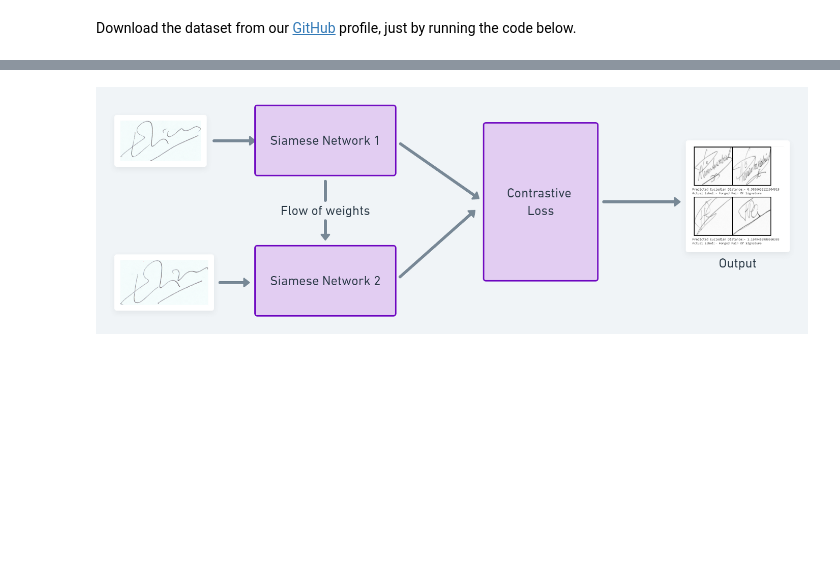
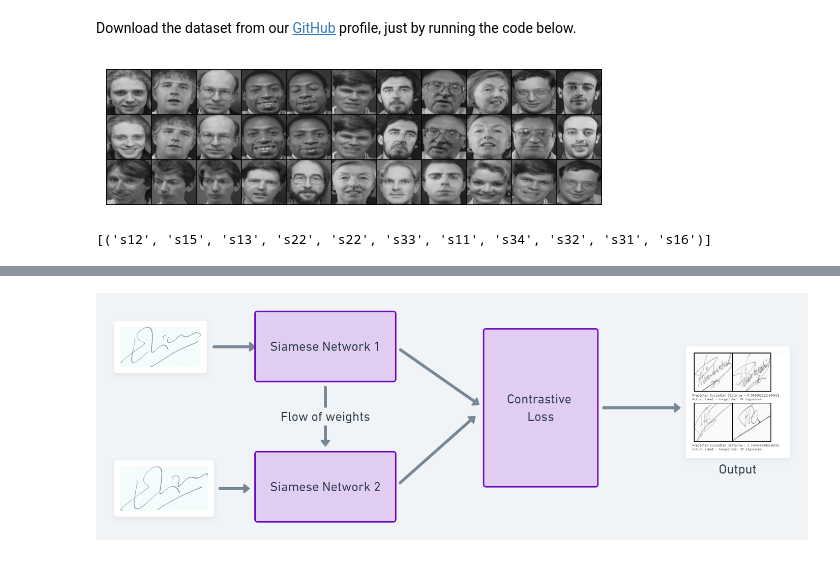
Before and after one commit to PNisargkumar/SiameseNeuralNetwork, a Jupyter notebook: 014_siameseNetwork.ipynb, the cells around one changed output, grey strips where cells are left out. Drawn from its saved outputs; the diff is of its cells as text; code cells hidden in the pictures; blank space fills up the shorter version.

Commit message:
Visualization of results

```diff
--- a/014_siameseNetwork.ipynb
+++ b/014_siameseNetwork.ipynb
@@ -99,15 +142,18 @@ siamese_dataset = SiameseNetworkDataset(imageFolderDataset=folder_dataset,
 # %%
 # Create a simple dataloader just for simple visualization
 vis_dataloader = DataLoader(siamese_dataset,
                         shuffle=True,
-                        batch_size=10)
+                        batch_size=11)
 
 # Extract one batch
 example_batch = next(iter(vis_dataloader))
 # Example batch is a list containing 2x8 images
 concatenated = torch.cat((example_batch[0], example_batch[1], example_batch[2]),0)
-imshow(torchvision.utils.make_grid(concatenated,nrow=10))
+imshow(torchvision.utils.make_grid(concatenated,nrow=11))
 print(example_batch[3])
+# %% [output]
+[figure, added]
+[('s12', 's15', 's13', 's22', 's22', 's33', 's11', 's34', 's32', 's31', 's16')]
 # %% [markdown]
 ![image.png](embedded-picture-1)
 # %%
```
Also changed, not shown: parts of 11 cells of this notebook.
